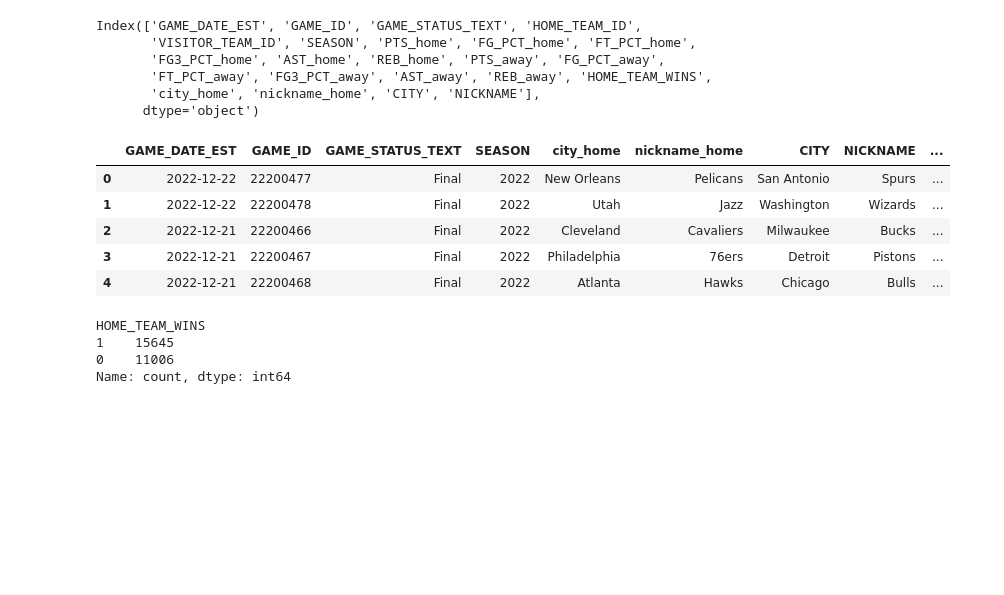
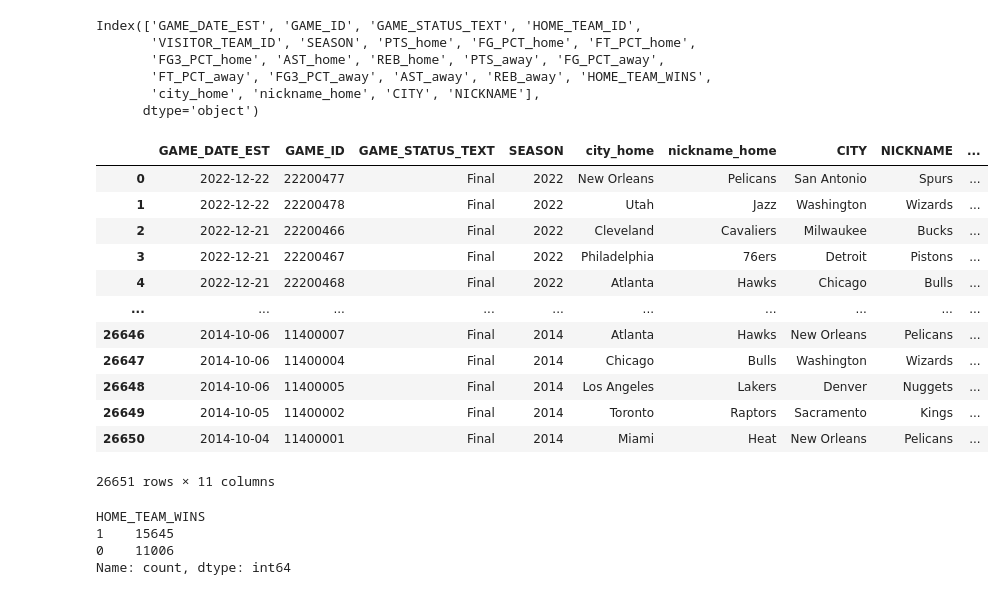
Before and after one commit to alexakh95/Game_prediction, a Jupyter notebook: notebookefbdb7b595.ipynb, the cells around one changed output. Cells and saved outputs as stored; diff of their text form; code cells hidden in the pictures; blank space fills up the shorter version.

```diff
--- a/notebookefbdb7b595.ipynb
+++ b/notebookefbdb7b595.ipynb
@@ -270,12 +269,19 @@ Index(['GAME_DATE_EST', 'GAME_ID', 'GAME_STATUS_TEXT', 'HOME_TEAM_ID',
 # %%
 # Correct way to select specific columns
 games_stats = games_stats[["GAME_DATE_EST", "GAME_ID", "GAME_STATUS_TEXT", "SEASON", "city_home", "nickname_home", "CITY", "NICKNAME", "PTS_home", "PTS_away", "HOME_TEAM_WINS"]]
-games_stats.head()
+games_stats
 # %% [output]
 |  | GAME_DATE_EST | GAME_ID | GAME_STATUS_TEXT | SEASON | city_home | nickname_home | CITY | NICKNAME | ... |
 | 0 | 2022-12-22 | 22200477 | Final | 2022 | New Orleans | Pelicans | San Antonio | Spurs | ... |
 | 1 | 2022-12-22 | 22200478 | Final | 2022 | Utah | Jazz | Washington | Wizards | ... |
 | 2 | 2022-12-21 | 22200466 | Final | 2022 | Cleveland | Cavaliers | Milwaukee | Bucks | ... |
 | 3 | 2022-12-21 | 22200467 | Final | 2022 | Philadelphia | 76ers | Detroit | Pistons | ... |
 | 4 | 2022-12-21 | 22200468 | Final | 2022 | Atlanta | Hawks | Chicago | Bulls | ... |
+| ... | ... | ... | ... | ... | ... | ... | ... | ... | ... |
+| 26646 | 2014-10-06 | 11400007 | Final | 2014 | Atlanta | Hawks | New Orleans | Pelicans | ... |
+| 26647 | 2014-10-06 | 11400004 | Final | 2014 | Chicago | Bulls | Washington | Wizards | ... |
+| 26648 | 2014-10-06 | 11400005 | Final | 2014 | Los Angeles | Lakers | Denver | Nuggets | ... |
+| 26649 | 2014-10-05 | 11400002 | Final | 2014 | Toronto | Raptors | Sacramento | Kings | ... |
+| 26650 | 2014-10-04 | 11400001 | Final | 2014 | Miami | Heat | New Orleans | Pelicans | ... |
+26651 rows × 11 columns
 # %%
```
Also changed, not shown: parts of 9 cells of this notebook.
